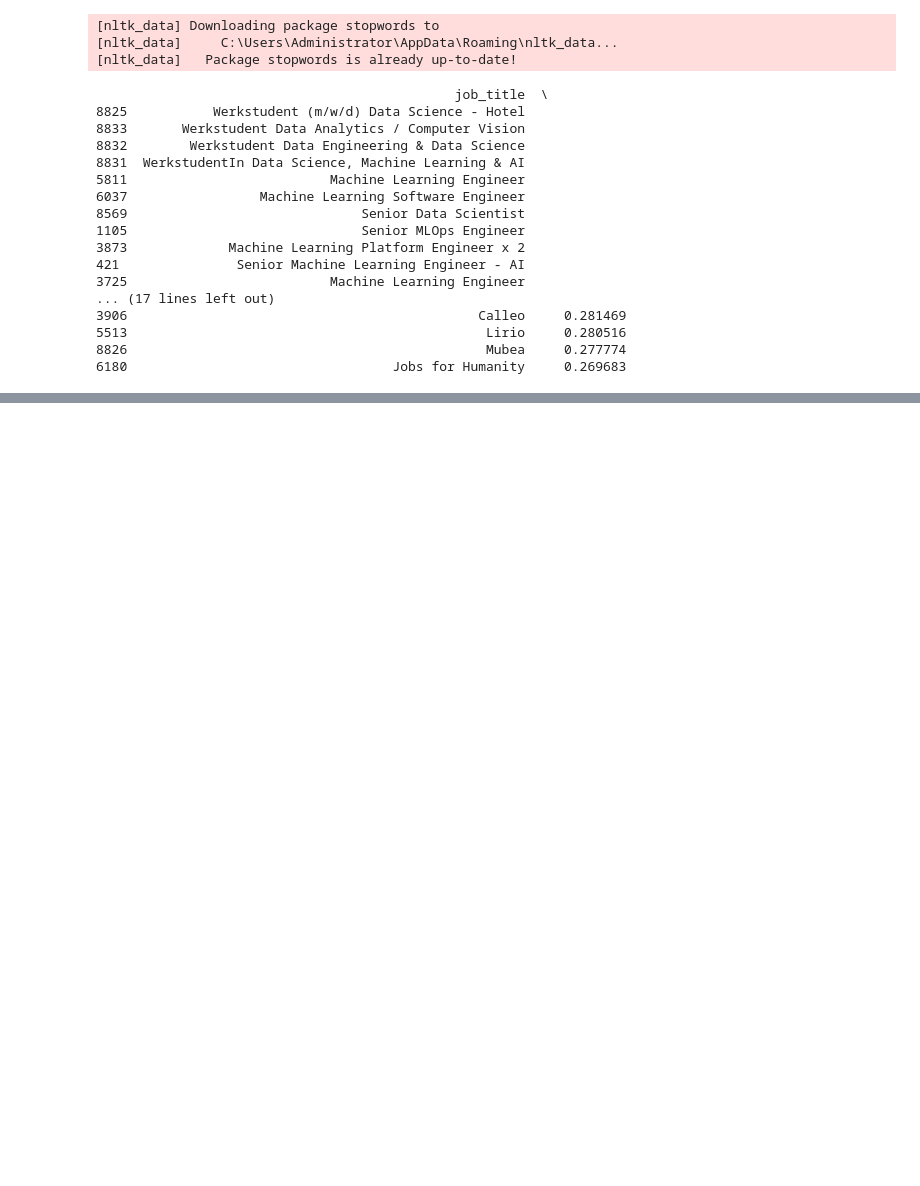
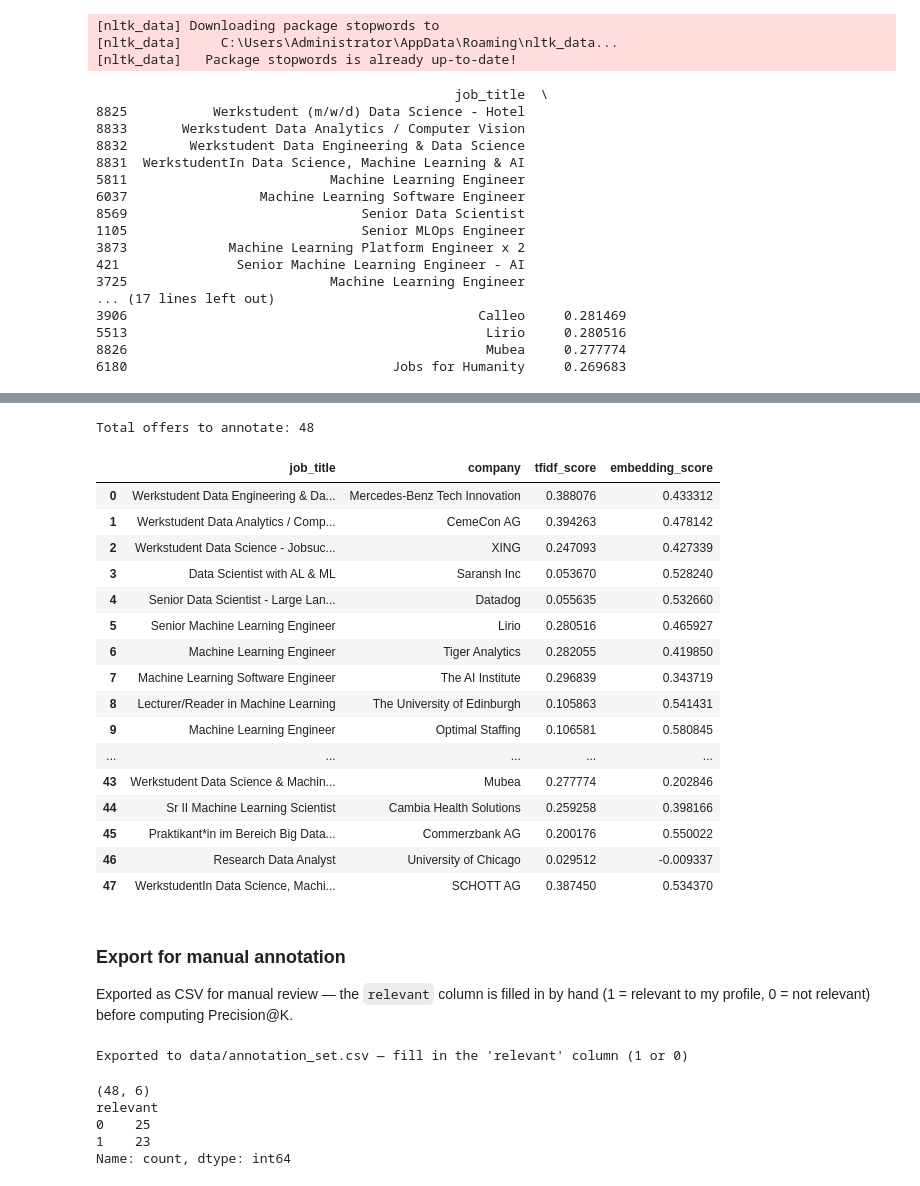
Before and after one commit to Pharel8/job-matching-engine, a Jupyter notebook: notebooks/01_data_exploration.ipynb, the cells around one changed output, grey strips where cells are left out. Saved outputs shown, nothing was run; the diff lists cells and outputs as text; code cells hidden in the pictures; blank space fills up the shorter version.

Commit message:
Add multilingual sentence-transformer embeddings, annotate test set, compute Precision@K comparison

```diff
--- a/notebooks/01_data_exploration.ipynb
+++ b/notebooks/01_data_exploration.ipynb
@@ -286,0 +295,12 @@ print(top_matches[['job_title', 'company', 'tfidf_score']])
+# %%
+from sentence_transformers import SentenceTransformer
+
+# Multilingual model: handles German + English in the same embedding space
+model = SentenceTransformer('paraphrase-multilingual-mpnet-base-v2')
+
+# Encode CV and all job postings
+cv_embedding = model.encode([my_cv])
+job_embeddings = model.encode(combined['job_summary_clean'].tolist(), show_progress_bar=True)
+
+print(f"CV embedding shape: {cv_embedding.shape}")
+print(f"Job embeddings shape: {job_embeddings.shape}")
@@ -286,0 +318,8 @@ print(top_matches[['job_title', 'company', 'tfidf_score']])
+# %%
+from sklearn.metrics.pairwise import cosine_similarity
+
+similarity_scores_embeddings = cosine_similarity(cv_embedding, job_embeddings).flatten()
+combined['embedding_score'] = similarity_scores_embeddings
+
+top_matches_embeddings = combined.sort_values('embedding_score', ascending=False).head(15)
+print(top_matches_embeddings[['job_title', 'company', 'embedding_score']])
@@ -286,0 +359,52 @@ print(top_matches[['job_title', 'company', 'tfidf_score']])
+# %%
+top_tfidf_ids = combined.sort_values('tfidf_score', ascending=False).head(20).index
+top_embedding_ids = combined.sort_values('embedding_score', ascending=False).head(20).index
+random_low_ids = combined[combined['embedding_score'] < 0.3].sample(10, random_state=42).index
+
+annotation_ids = list(set(top_tfidf_ids) | set(top_embedding_ids) | set(random_low_ids))
+annotation_set = combined.loc[annotation_ids].reset_index(drop=True)
+
+print(f"Total offers to annotate: {len(annotation_set)}")
+annotation_set[['job_title', 'company', 'tfidf_score', 'embedding_score']]
+# %% [output]
+Total offers to annotate: 48
+|  | job_title | company | tfidf_score | embedding_score |
+| 0 | Werkstudent Data Engineering & Da... | Mercedes-Benz Tech Innovation | 0.388076 | 0.433312 |
+| 1 | Werkstudent Data Analytics / Comp... | CemeCon AG | 0.394263 | 0.478142 |
+| 2 | Werkstudent Data Science - Jobsuc... | XING | 0.247093 | 0.427339 |
+| 3 | Data Scientist with AL & ML | Saransh Inc | 0.053670 | 0.528240 |
+| 4 | Senior Data Scientist - Large Lan... | Datadog | 0.055635 | 0.532660 |
+| 5 | Senior Machine Learning Engineer | Lirio | 0.280516 | 0.465927 |
+| 6 | Machine Learning Engineer | Tiger Analytics | 0.282055 | 0.419850 |
+| 7 | Machine Learning Software Engineer | The AI Institute | 0.296839 | 0.343719 |
+| 8 | Lecturer/Reader in Machine Learning | The University of Edinburgh | 0.105863 | 0.541431 |
+| 9 | Machine Learning Engineer | Optimal Staffing | 0.106581 | 0.580845 |
+| ... | ... | ... | ... | ... |
+| 43 | Werkstudent Data Science & Machin... | Mubea | 0.277774 | 0.202846 |
+| 44 | Sr II Machine Learning Scientist | Cambia Health Solutions | 0.259258 | 0.398166 |
+| 45 | Praktikant*in im Bereich Big Data... | Commerzbank AG | 0.200176 | 0.550022 |
+| 46 | Research Data Analyst | University of Chicago | 0.029512 | -0.009337 |
+| 47 | WerkstudentIn Data Science, Machi... | SCHOTT AG | 0.387450 | 0.534370 |
+# %% [markdown]
+### Export for manual annotation
+
+Exported as CSV for manual review — the `relevant` column is filled in by hand (1 = relevant to my profile, 0 = not relevant) before computing Precision@K.
+# %%
+annotation_set['relevant'] = None
+
+annotation_set[['job_title', 'company', 'job_summary_clean', 'tfidf_score', 'embedding_score', 'relevant']].to_csv(
+    'data/annotation_set.csv', index=False, encoding='utf-8'
+)
+print("Exported to data/annotation_set.csv — fill in the 'relevant' column (1 or 0)")
+# %% [output]
+Exported to data/annotation_set.csv — fill in the 'relevant' column (1 or 0)
+# %%
+annotation_set = pd.read_csv('data/annotation_set.csv')
+print(annotation_set.shape)
+print(annotation_set['relevant'].value_counts())
+# %% [output]
+(48, 6)
+relevant
+0    25
+1    23
+Name: count, dtype: int64
```
Also changed, not shown: parts of 10 cells of this notebook, 2 other files.
